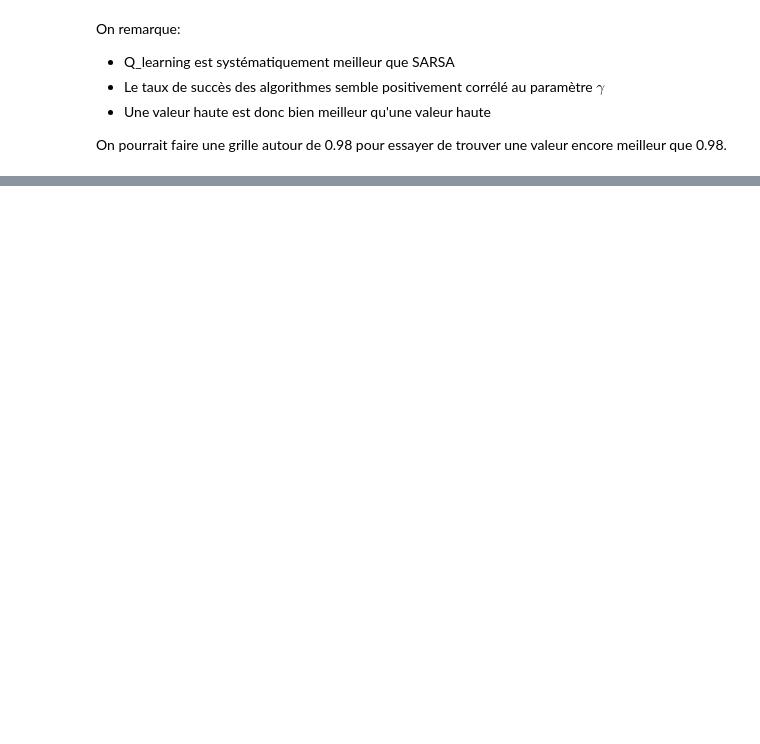
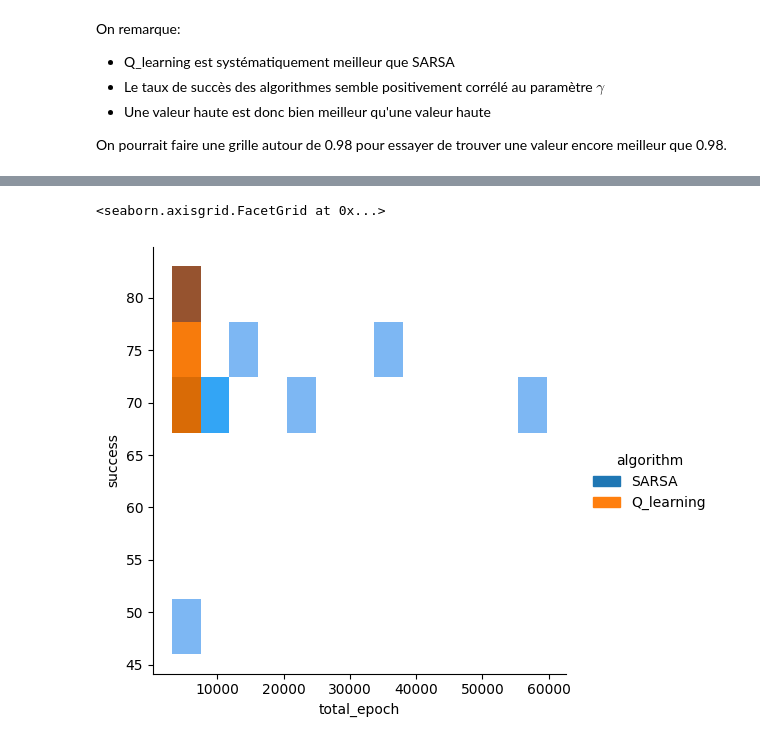
Before and after one commit to guilhemheinrich/Frozen-Lake-rl-tutorial, a Jupyter notebook: Frozen_Lake_comparatif.ipynb, the cells around one changed output, grey strips where cells are left out. Drawn from its saved outputs; the diff is of its cells as text; code cells hidden in the pictures; blank space fills up the shorter version.

```diff
--- a/Frozen_Lake_comparatif.ipynb
+++ b/Frozen_Lake_comparatif.ipynb
@@ -281,0 +333,5 @@ La méthode que je propose ici est de directement regarder la forme de la matric
+# %%
+seaborn.displot(dataframe, y= "success", x='total_epoch', hue = "algorithm")
+# %% [output]
+<seaborn.axisgrid.FacetGrid at 0x...>
+[figure, added]
```
Also changed, not shown: parts of 27 cells of this notebook, 7 other files.
